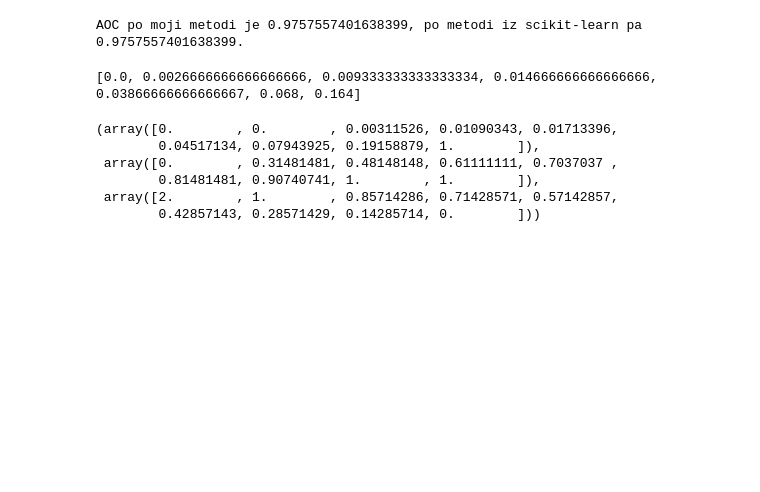
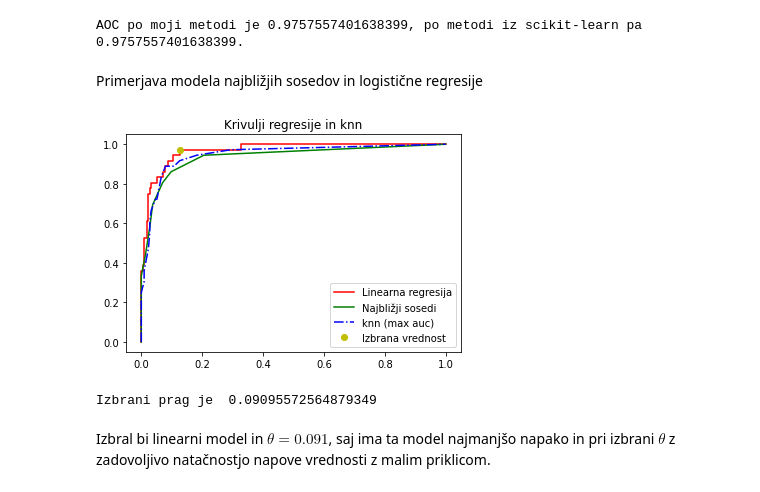
Before and after one commit to urhprimozic/itap, a Jupyter notebook: dn1/DN1_2_Primozic_Urh.ipynb, the cells around one changed output. Drawn from its saved outputs; the diff is of its cells as text; code cells hidden in the pictures; blank space fills up the shorter version.

```diff
--- a/dn1/DN1_2_Primozic_Urh.ipynb
+++ b/dn1/DN1_2_Primozic_Urh.ipynb
@@ -119,22 +119,43 @@ AUC_prava = roc_auc_score(y_train, grid.predict_proba(X_train)[:,1])
 print(f"AOC po moji metodi je {AOC_moje}, po metodi iz scikit-learn pa {AUC_prava}.")
 # %% [output]
 AOC po moji metodi je 0.9757557401638399, po metodi iz scikit-learn pa 0.9757557401638399.
-# %%
-q = []
-prev = -1
-for i in tocke_x:
-    if i!= prev:
-        q.append(prev)
-    prev = i
-q = q[1:]
-print(q)
-
-roc_curve(y_train, grid.predict_proba(X_train)[:,1])
-# %% [output]
-[0.0, 0.0026666666666666666, 0.009333333333333334, 0.014666666666666666, 0.03866666666666667, 0.068, 0.164]
-(array([0.        , 0.        , 0.00311526, 0.01090343, 0.01713396,
-        0.04517134, 0.07943925, 0.19158879, 1.        ]),
- array([0.        , 0.31481481, 0.48148148, 0.61111111, 0.7037037 ,
-        0.81481481, 0.90740741, 1.        , 1.        ]),
- array([2.        , 1.        , 0.85714286, 0.71428571, 0.57142857,
-        0.42857143, 0.28571429, 0.14285714, 0.        ]))
+# %% [markdown]
+Primerjava modela najbližjih sosedov in logistične regresije
+# %%
+# poskusimo s polinomskimi členi do druge stopnje
+from sklearn.linear_model import LogisticRegressionCV, LogisticRegression
+poly = PolynomialFeatures(2)
+# feature 1 ignoriramo, ker je 1
+X1_train = poly.fit_transform(X_train)[:, 1:]
+X1_test = poly.fit_transform(X_test)[:, 1:]
+reg = LogisticRegression(scoring='recall')
+#reg = LogisticRegressionCV(scoring='recall')
+reg.fit(X_train, y_train)
+
+# še en knn model, tokrat je k izbran glede na opt. krivuljo
+knn_roc_auc = GridSearchCV(knn, param_grid,  cv=5, scoring='roc_auc')
+knn_roc_auc.fit(X_train, y_train)
+
+curve_reg = roc_curve(y_test, reg.predict_proba(X_test)[:,1])
+curve_knn = roc_curve(y_test, grid.predict_proba(X_test)[:,1])
+curve_knn_roc_auc = roc_curve(y_test, knn_roc_auc.predict_proba(X_test)[:,1])
+
+plt.plot(curve_reg[0], curve_reg[1], 'r', label='Linearna regresija')
+plt.plot(curve_knn[0], curve_knn[1], 'g', label = 'Najbližji sosedi')
+plt.plot(curve_knn_roc_auc[0], curve_knn_roc_auc[1], 'b-.', label = 'knn (max auc)')
+
+# izbrana vrednost
+T_x = curve_reg[0][-4]
+T_y = curve_reg[1][-4]
+theta = curve_reg[2][-4]
+
+plt.plot(T_x, T_y, 'yo', label='Izbrana vrednost')
+plt.legend(loc="lower right")
+plt.title('Krivulji regresije in knn')
+plt.show()
+print('Izbrani prag je ', theta)
+# %% [output]
+[figure, added]
+Izbrani prag je  0.09095572564879349
+# %% [markdown]
+Izbral bi linearni model in $\theta = 0.091$, saj ima ta model najmanjšo napako in pri izbrani $\theta$ z zadovoljivo natačnostjo napove vrednosti z malim priklicom.
```
Also changed, not shown: parts of 2 cells of this notebook, 1 other file.
